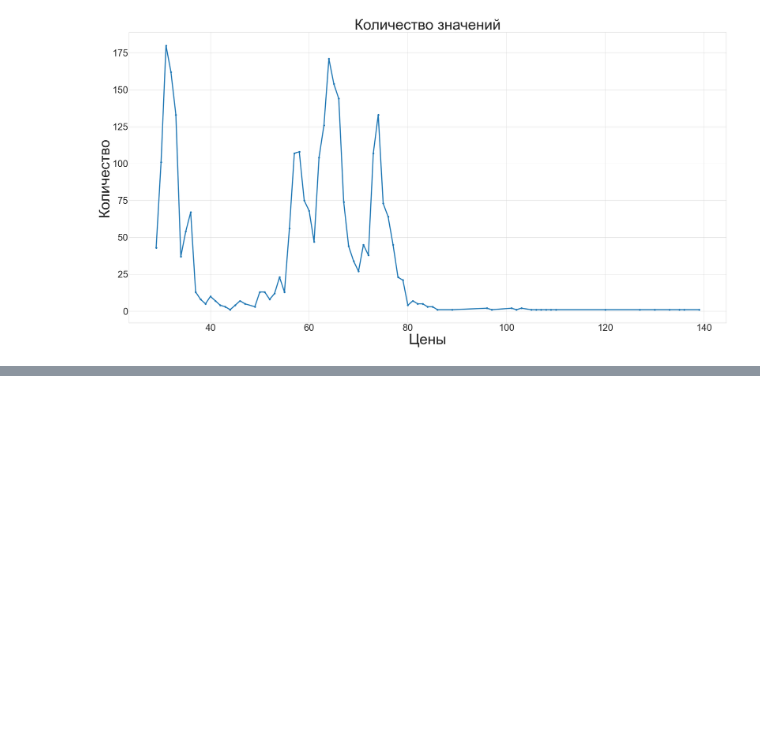
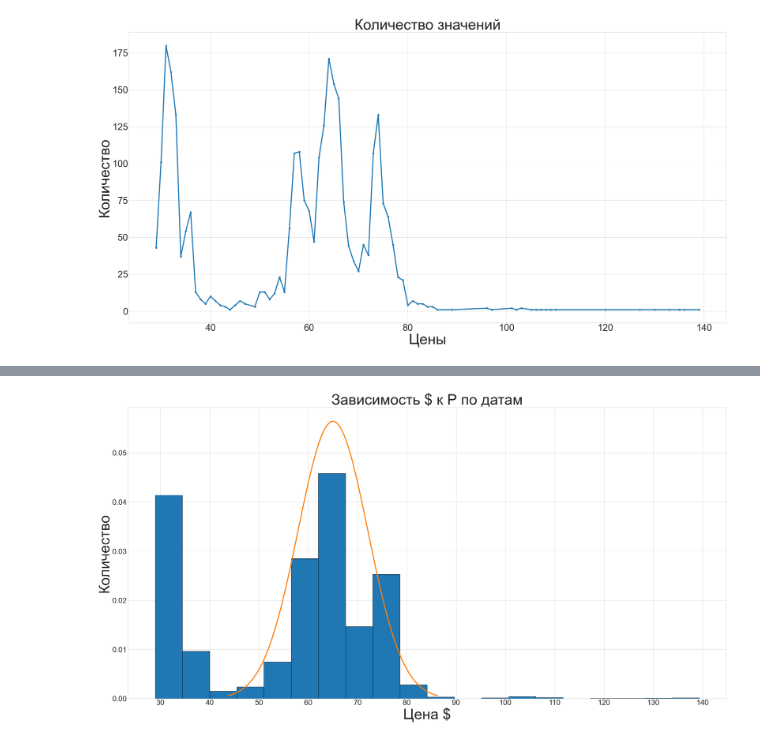
Before and after one commit to TimmmofeyD/lessons, a Jupyter notebook: практика/введение в проф деят/grath$.ipynb, the cells around one changed output, grey strips where cells are left out. Drawn from its saved outputs; the diff is of its cells as text; code cells hidden in the pictures; blank space fills up the shorter version.

```diff
--- a/практика/введение в проф деят/graph$.ipynb
+++ b/практика/введение в проф деят/grath$.ipynb
@@ -240,0 +267,23 @@ plt.plot(x, y, marker = 'o', linewidth = 4)
+# %%
+import scipy.stats as stats
+import math
+
+
+
+plt.figure(figsize=(40, 20))
+
+plt.title('Зависимость $ к Р по датам', size = 55)
+plt.ylabel('Количество', size = 55)
+plt.xlabel('Цена $', size = 55)
+plt.rcParams.update({'font.size': 28})
+
+plt.hist(data['Open'], 20, edgecolor = (0, 0, 0),density=True, label="Data")
+plt.xticks([10 * i for i in range(16)]);
+
+mu = 65
+variance = 50
+sigma = math.sqrt(variance)
+x = np.linspace(mu - 3*sigma, mu + 3*sigma, 100)
+plt.plot(x, stats.norm.pdf(x, mu, sigma), linewidth = 4);
+# %% [output]
+[figure, added]
```
Also changed, not shown: parts of 3 cells of this notebook, 5 other files.
